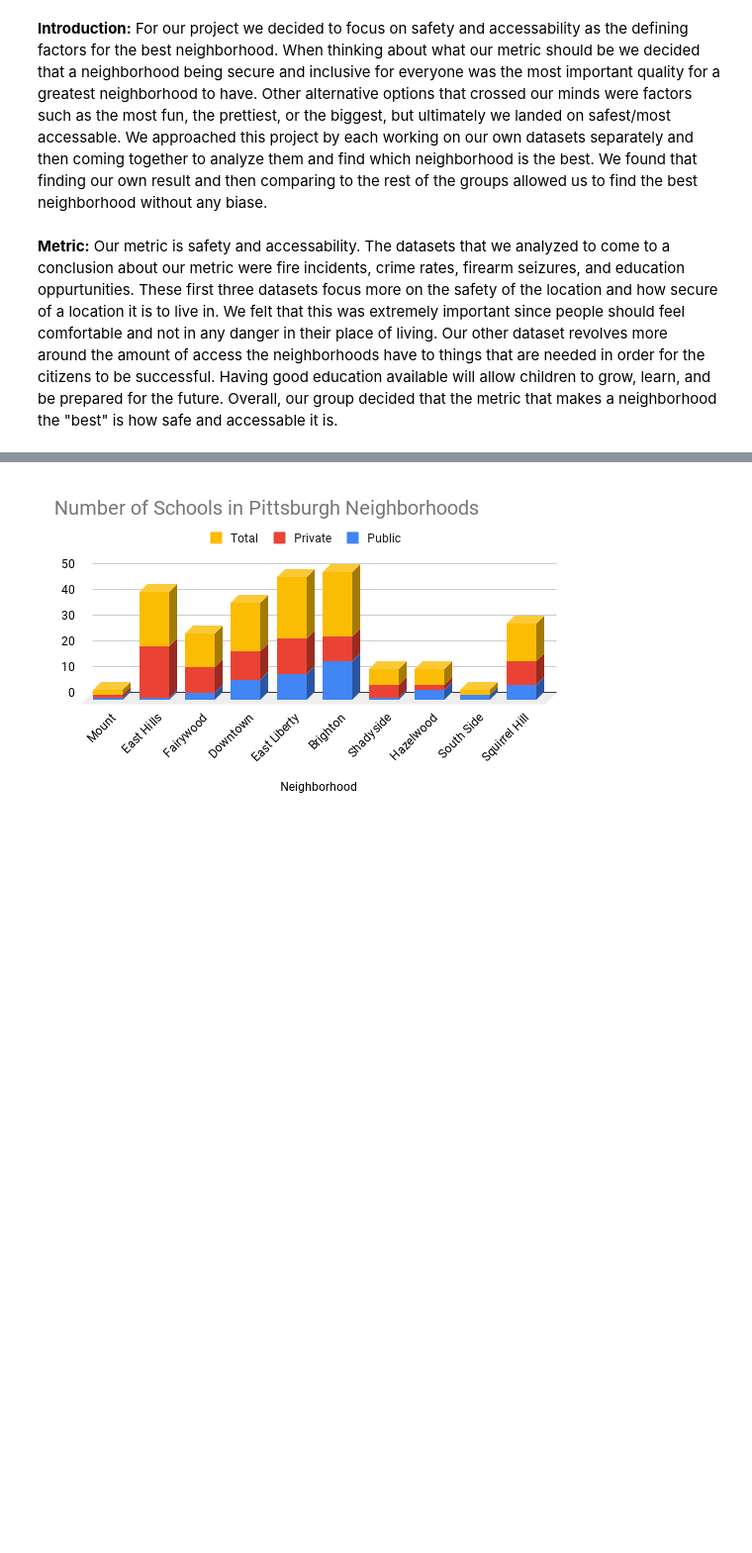
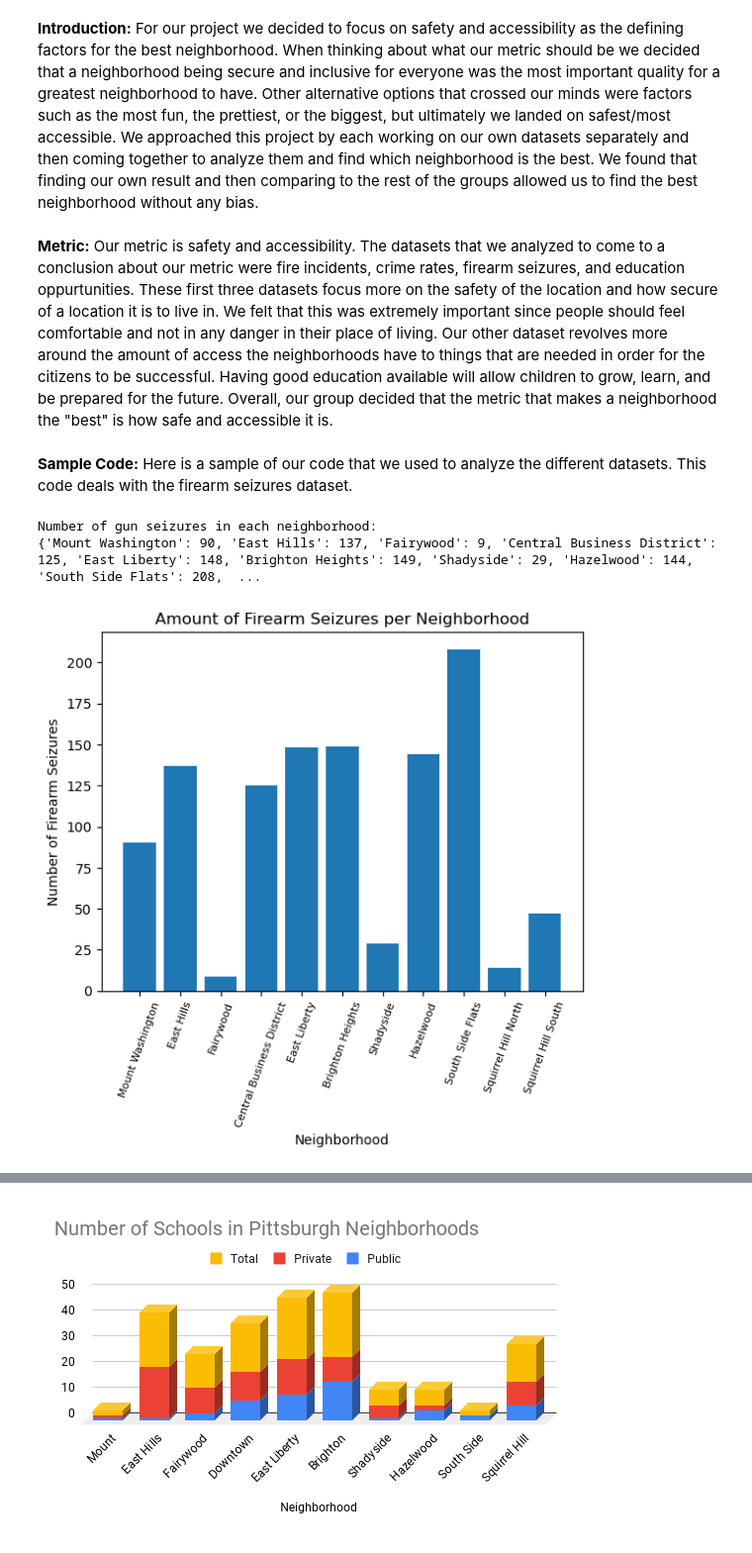
Before and after one commit to emilybartell06/Big-Ideas-Final-Project, a Jupyter notebook: FinalNotebook.ipynb, the cells around one changed output, grey strips where cells are left out. Shown at 99% size. Drawn from its saved outputs; the diff is of its cells as text; code cells hidden in the pictures; blank space fills up the shorter version.

```diff
--- a/FinalNotebook.ipynb
+++ b/FinalNotebook.ipynb
@@ -1,5 +1,39 @@
 # %% [markdown]
-**Introduction:** For our project we decided to focus on safety and accessability as the defining factors for the best neighborhood. When thinking about what our metric should be we decided that a neighborhood being secure and inclusive for everyone was the most important quality for a greatest neighborhood to have. Other alternative options that crossed our minds were factors such as the most fun, the prettiest, or the biggest, but ultimately we landed on safest/most accessable. We approached this project by each working on our own datasets separately and then coming together to analyze them and find which neighborhood is the best. We found that finding our own result and then comparing to the rest of the groups allowed us to find the best neighborhood without any biase.
+**Introduction:** For our project we decided to focus on safety and accessibility as the defining factors for the best neighborhood. When thinking about what our metric should be we decided that a neighborhood being secure and inclusive for everyone was the most important quality for a greatest neighborhood to have. Other alternative options that crossed our minds were factors such as the most fun, the prettiest, or the biggest, but ultimately we landed on safest/most accessible. We approached this project by each working on our own datasets separately and then coming together to analyze them and find which neighborhood is the best. We found that finding our own result and then comparing to the rest of the groups allowed us to find the best neighborhood without any bias.
 # %% [markdown]
-**Metric:** Our metric is safety and accessability. The datasets that we analyzed to come to a conclusion about our metric were fire incidents, crime rates, firearm seizures, and education oppurtunities. These first three datasets focus more on the safety of the location and how secure of a location it is to live in. We felt that this was extremely important since people should feel comfortable and not in any danger in their place of living. Our other dataset revolves more around the amount of access the neighborhoods have to things that are needed in order for the citizens to be successful. Having good education available will allow children to grow, learn, and be prepared for the future. Overall, our group decided that the metric that makes a neighborhood the "best" is how safe and accessable it is.
+**Metric:** Our metric is safety and accessibility. The datasets that we analyzed to come to a conclusion about our metric were fire incidents, crime rates, firearm seizures, and education oppurtunities. These first three datasets focus more on the safety of the location and how secure of a location it is to live in. We felt that this was extremely important since people should feel comfortable and not in any danger in their place of living. Our other dataset revolves more around the amount of access the neighborhoods have to things that are needed in order for the citizens to be successful. Having good education available will allow children to grow, learn, and be prepared for the future. Overall, our group decided that the metric that makes a neighborhood the "best" is how safe and accessible it is.
+# %% [markdown]
+**Sample Code:** Here is a sample of our code that we used to analyze the different datasets. This code deals with the firearm seizures dataset.
+# %%
+import pandas as pd
+
+import matplotlib.pyplot as plt
+
+# set of 10 neighborhoods the group is choosing between
+neighborhoods = ["Mount Washington", "East Hills", "Fairywood", "Central Business District", "East Liberty", "Brighton Heights", "Shadyside", "Hazelwood", "South Side Flats", "Squirrel Hill North", "Squirrel Hill South"]
+
+# when I originally downloaded the csv it had a different name, but I changed the name to make it more readable when looking over my code.
+df = pd.read_csv('firearms.csv')
+# %%
+seizurecount = {neighborhood: 0 for neighborhood in neighborhoods}
+for index, row in df.iterrows():
+    neighborhood = row["neighborhood"]
+    if neighborhood in neighborhoods:
+        seizurecount[neighborhood] += row['total_count']
+
+print("Number of gun seizures in each neighborhood:")
+print(seizurecount)
+# %% [output]
+Number of gun seizures in each neighborhood:
+{'Mount Washington': 90, 'East Hills': 137, 'Fairywood': 9, 'Central Business District': 125, 'East Liberty': 148, 'Brighton Heights': 149, 'Shadyside': 29, 'Hazelwood': 144, 'South Side Flats': 208,  ...
+# %%
+# Making bar graph
+plt.bar(seizurecount.keys(), seizurecount.values())
+plt.xlabel('Neighborhood')
+plt.ylabel('Number of Firearm Seizures', rotation=90)
+plt.title('Amount of Firearm Seizures per Neighborhood')
+plt.xticks(rotation=70, size=8)
+plt.show()
+# %% [output]
+[figure, added]
 # %% [markdown]
```
Also changed, not shown: parts of 2 cells of this notebook.
